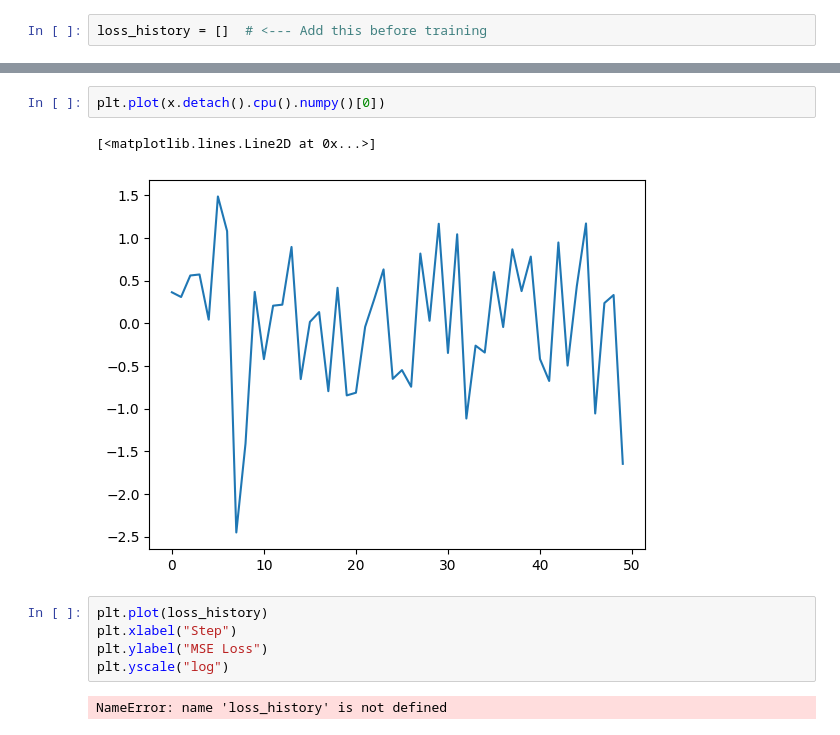
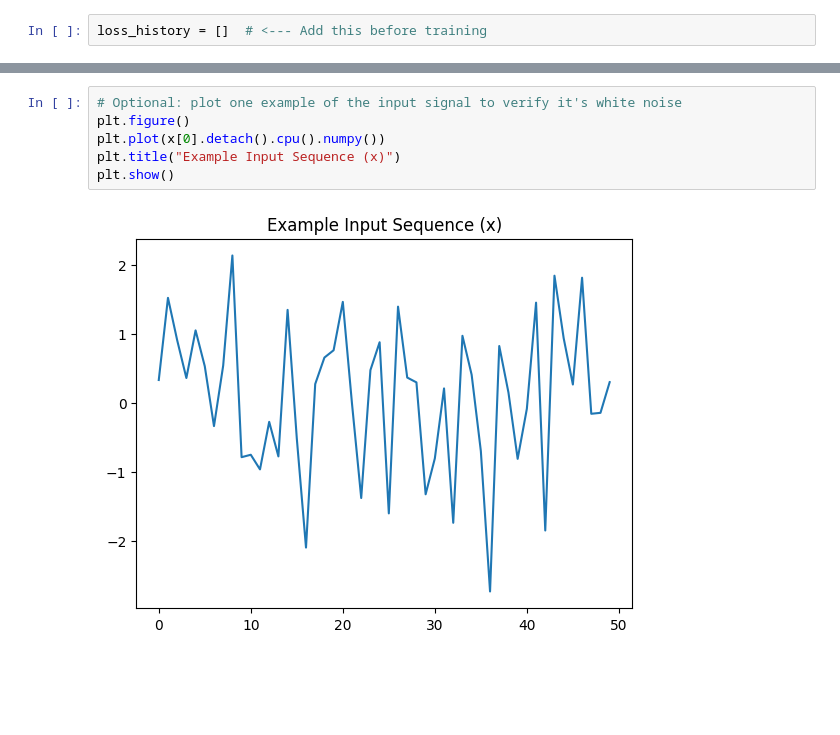
Before and after one commit to briandepasquale/transformer, a Jupyter notebook: Transformer.ipynb, the cells around one changed output, grey strips where cells are left out. Drawn from its saved outputs; the diff is of its cells as text; blank space fills up the shorter version.

```diff
--- a/Transformer.ipynb
+++ b/Transformer.ipynb
@@ -132,12 +144,8 @@ plt.tight_layout(); plt.show()
-# %%
-plt.plot(x.detach().cpu().numpy()[0])
-# %% [output]
-[<matplotlib.lines.Line2D at 0x...>]
-[figure, removed]
-# %%
-plt.plot(loss_history)
-plt.xlabel("Step")
-plt.ylabel("MSE Loss")
-plt.yscale("log")
-# %% [output]
-NameError: name 'loss_history' is not defined
+# %%
+# Optional: plot one example of the input signal to verify it's white noise
+plt.figure()
+plt.plot(x[0].detach().cpu().numpy())
+plt.title("Example Input Sequence (x)")
+plt.show()
+# %% [output]
+[figure, added]
```
Also changed, not shown: parts of 13 cells of this notebook, 1 other file.
